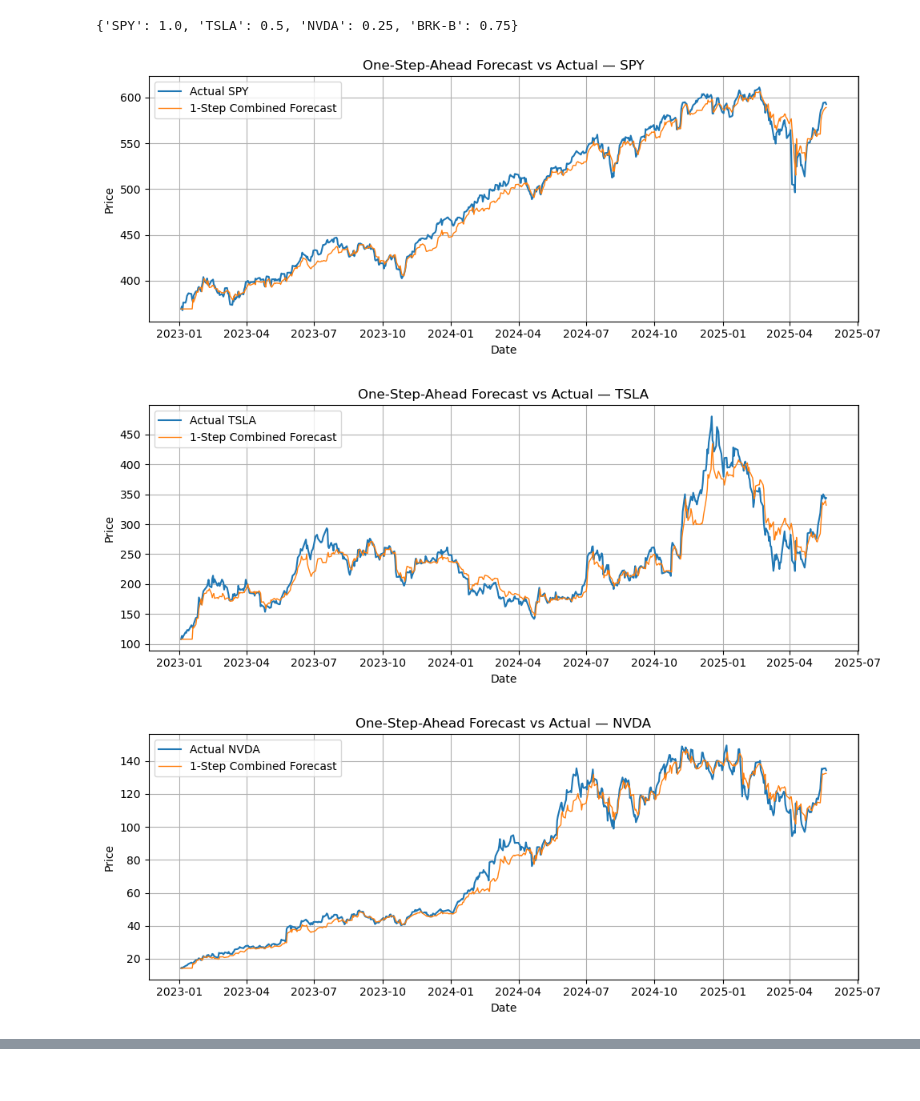
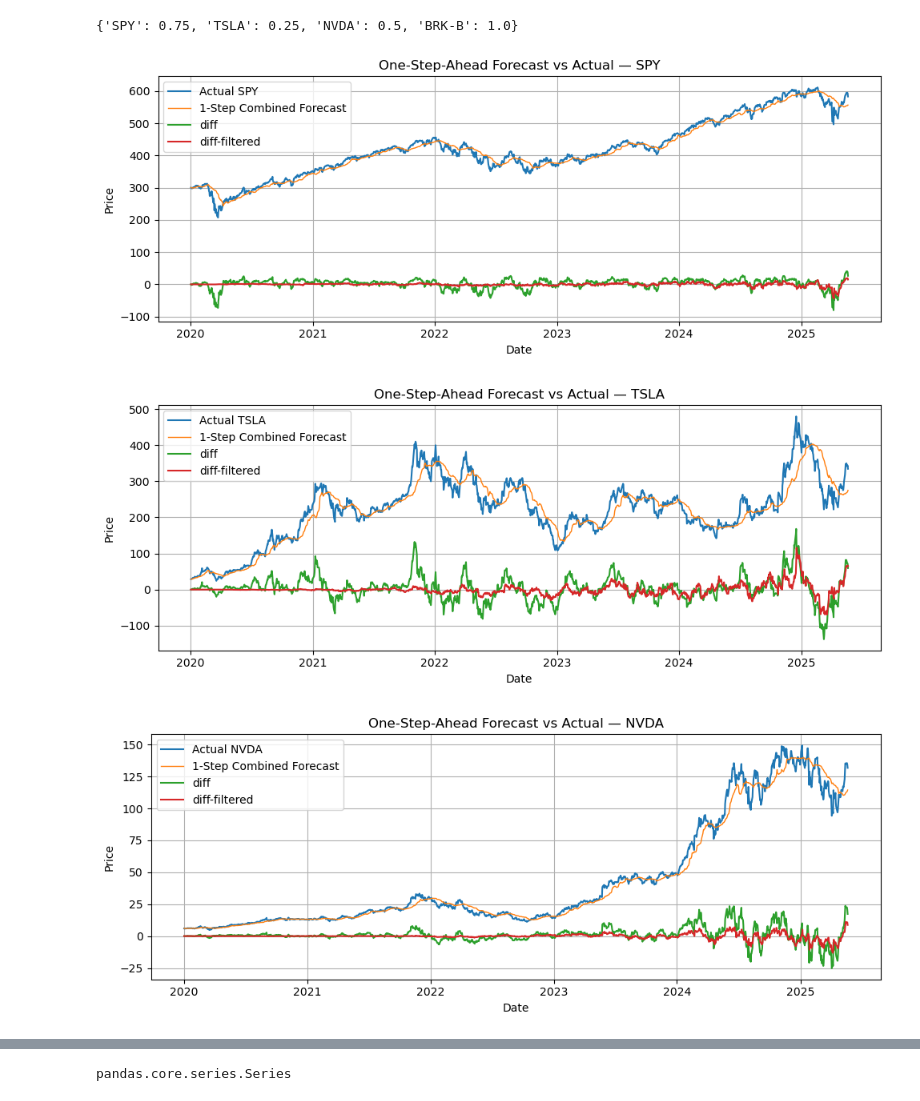
Before and after one commit to niornob/vatecas, a Jupyter notebook: src/signal_modules/signals.ipynb, the cells around one changed output, grey strips where cells are left out. Cells and saved outputs as stored; diff of their text form; code cells hidden in the pictures.

```diff
--- a/src/signal_modules/signals.ipynb
+++ b/src/signal_modules/signals.ipynb
@@ -25,3 +26,6 @@ signal_registry.available_signals()
 # %%
-model = signal_registry.get('Kalman')()
+model = signal_registry.get('KalmanP')(params={
+    'process_noise': 1e-3,
+    'observation_noise_scale': 1e-2,
+})
 # %% [output]
@@ -29,4 +33,4 @@ E:\vatecas\src\signal_modules\Kalman.py
 # %%
-initial_time = pd.to_datetime('2023-01-01T12:00:00+00:00')
+initial_time = pd.to_datetime('2020-01-01T12:00:00+00:00')
 initial_time
 # %% [output]
@@ -46,10 +50,10 @@ sigs = model.generate_signals(data)
 # %%
 sigs
 # %% [output]
-{'SPY': 1.0, 'TSLA': 0.5, 'NVDA': 0.25, 'BRK-B': 0.75}
+{'SPY': 0.75, 'TSLA': 0.25, 'NVDA': 0.5, 'BRK-B': 1.0}
 # %%
-model.diagnostics(data=data, window_size=50)
+model.diagnostics(data=data)
 # %% [output]
-[figure, old version]
+[figure, new version]
-[figure, old version]
+[figure, new version]
-[figure, old version]
+[figure, new version]
@@ -56,0 +61,4 @@ model.diagnostics(data=data, window_size=50)
+# %%
+type(data['SPY'].iloc[0])
+# %% [output]
+pandas.core.series.Series
```
Also changed, not shown: parts of 5 cells of this notebook, 13 other files.
